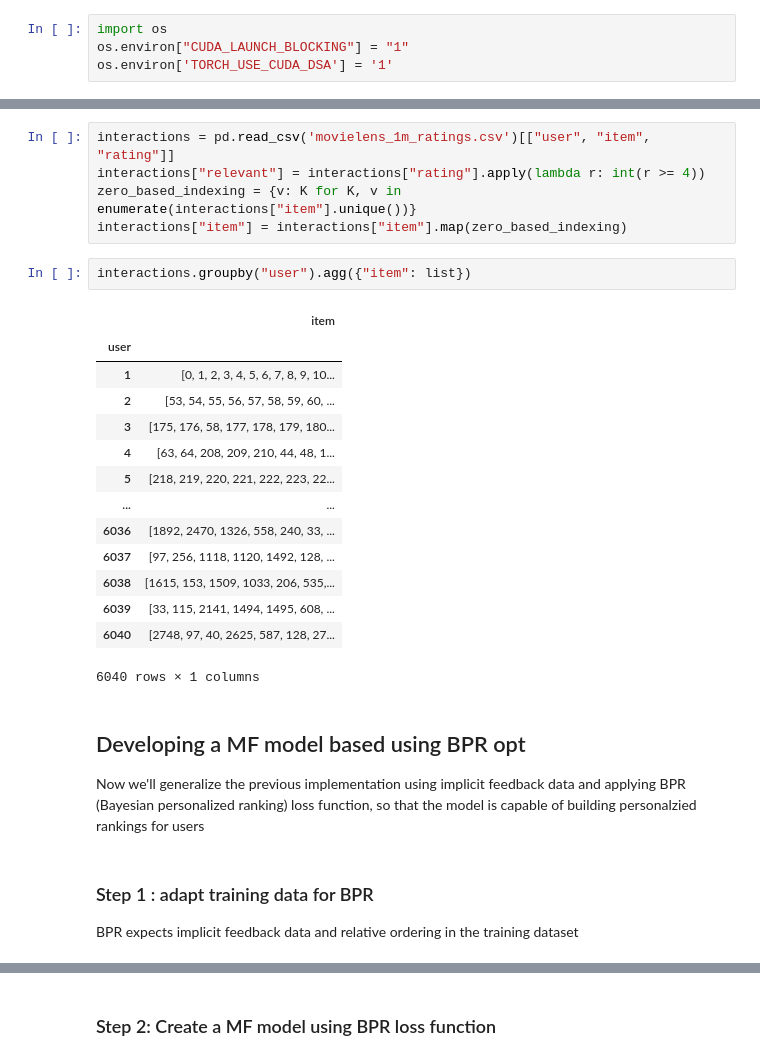
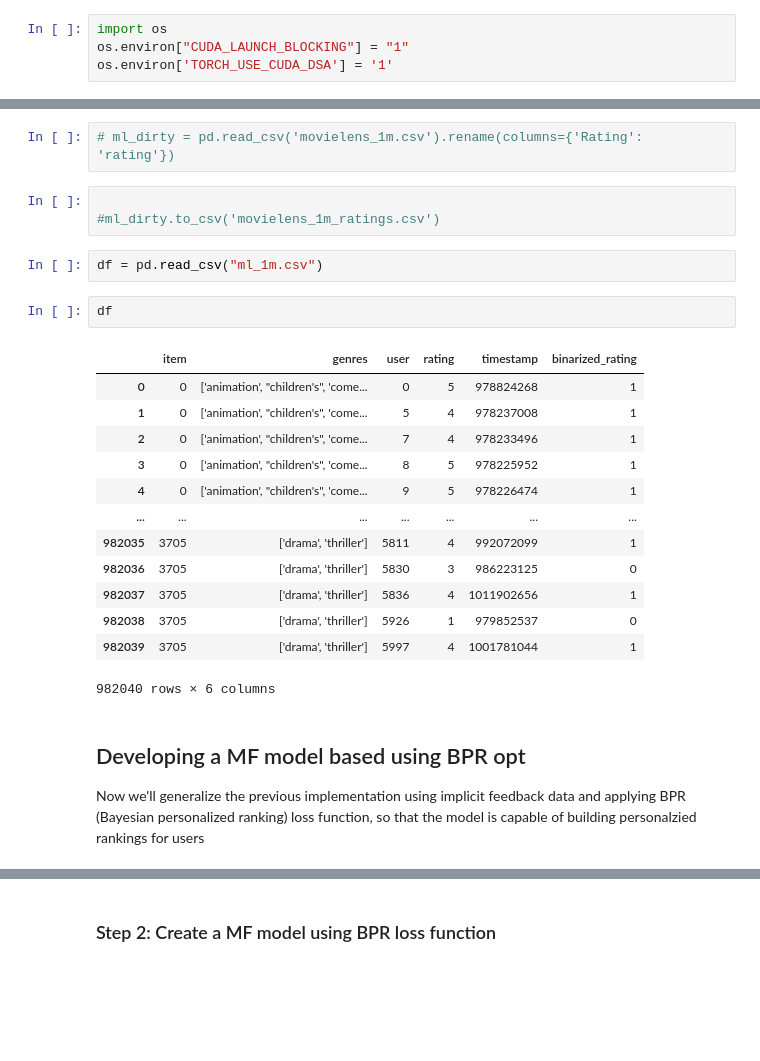
Before and after one commit to caiotda/bpr-mf, a Jupyter notebook: playground.ipynb, the cells around one changed output, grey strips where cells are left out. Drawn from its saved outputs; the diff is of its cells as text; blank space fills up the shorter version.

```diff
--- a/playground.ipynb
+++ b/playground.ipynb
@@ -26,32 +25,28 @@ device(type='cuda')
-# %%
-interactions = pd.read_csv('movielens_1m_ratings.csv')[["user", "item", "rating"]]
-interactions["relevant"] = interactions["rating"].apply(lambda r: int(r >= 4))
-zero_based_indexing = {v: K for K, v in enumerate(interactions["item"].unique())}
-interactions["item"] = interactions["item"].map(zero_based_indexing)
-# %%
-interactions.groupby("user").agg({"item": list})
-# %% [output]
-|  | item |
-| user |  |
-| 1 | [0, 1, 2, 3, 4, 5, 6, 7, 8, 9, 10... |
-| 2 | [53, 54, 55, 56, 57, 58, 59, 60, ... |
-| 3 | [175, 176, 58, 177, 178, 179, 180... |
-| 4 | [63, 64, 208, 209, 210, 44, 48, 1... |
-| 5 | [218, 219, 220, 221, 222, 223, 22... |
-| ... | ... |
-| 6036 | [1892, 2470, 1326, 558, 240, 33, ... |
-| 6037 | [97, 256, 1118, 1120, 1492, 128, ... |
-| 6038 | [1615, 153, 1509, 1033, 206, 535,... |
-| 6039 | [33, 115, 2141, 1494, 1495, 608, ... |
-| 6040 | [2748, 97, 40, 2625, 587, 128, 27... |
-6040 rows × 1 columns
+# %%
+# ml_dirty = pd.read_csv('movielens_1m.csv').rename(columns={'Rating': 'rating'})
+# %%
+
+#ml_dirty.to_csv('movielens_1m_ratings.csv')
+# %%
+df = pd.read_csv("ml_1m.csv")
+# %%
+df
+# %% [output]
+|  | item | genres | user | rating | timestamp | binarized_rating |
+| 0 | 0 | ['animation', "children's", 'come... | 0 | 5 | 978824268 | 1 |
+| 1 | 0 | ['animation', "children's", 'come... | 5 | 4 | 978237008 | 1 |
+| 2 | 0 | ['animation', "children's", 'come... | 7 | 4 | 978233496 | 1 |
+| 3 | 0 | ['animation', "children's", 'come... | 8 | 5 | 978225952 | 1 |
+| 4 | 0 | ['animation', "children's", 'come... | 9 | 5 | 978226474 | 1 |
+| ... | ... | ... | ... | ... | ... | ... |
+| 982035 | 3705 | ['drama', 'thriller'] | 5811 | 4 | 992072099 | 1 |
+| 982036 | 3705 | ['drama', 'thriller'] | 5830 | 3 | 986223125 | 0 |
+| 982037 | 3705 | ['drama', 'thriller'] | 5836 | 4 | 1011902656 | 1 |
+| 982038 | 3705 | ['drama', 'thriller'] | 5926 | 1 | 979852537 | 0 |
+| 982039 | 3705 | ['drama', 'thriller'] | 5997 | 4 | 1001781044 | 1 |
+982040 rows × 6 columns
 # %% [markdown]
 ## Developing a MF model based using BPR opt
 
 
 Now we'll generalize the previous implementation using implicit feedback data and applying BPR (Bayesian personalized ranking) loss function, so that the model is capable of building personalzied rankings for users
-# %% [markdown]
-### Step 1 : adapt training data for BPR
-
-
-BPR expects implicit feedback data and relative ordering in the training dataset
```
Also changed, not shown: parts of 35 cells of this notebook, 2 other files.
